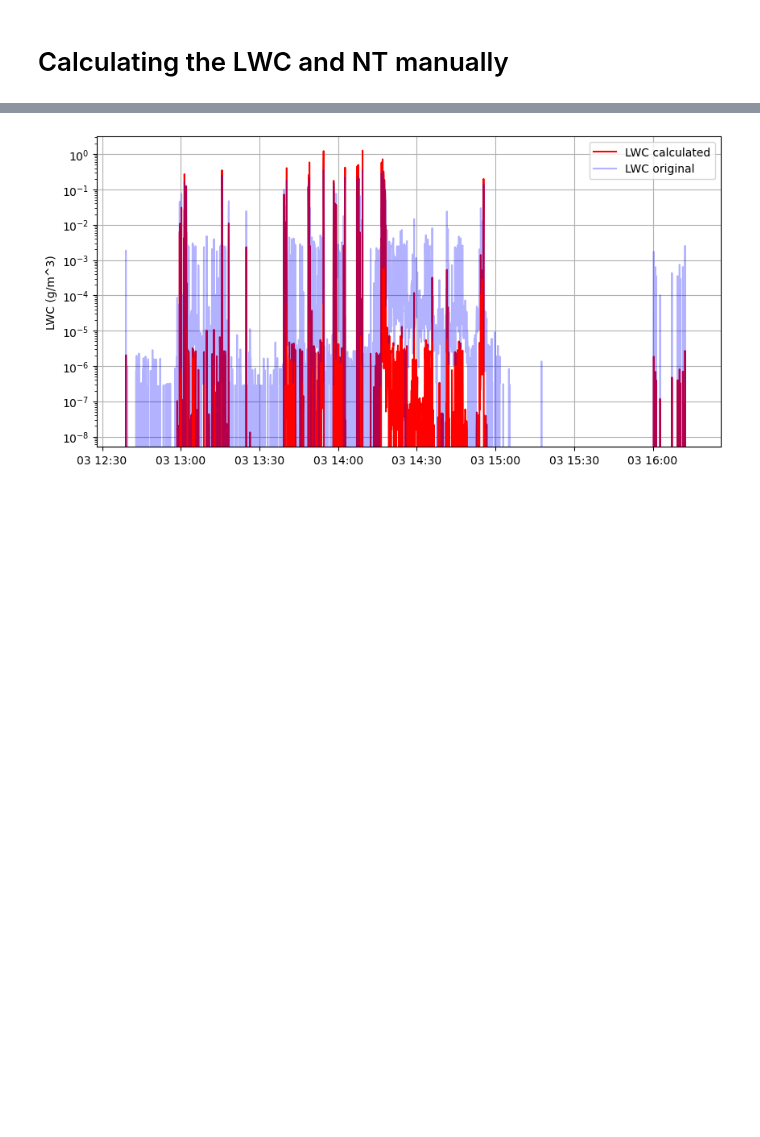
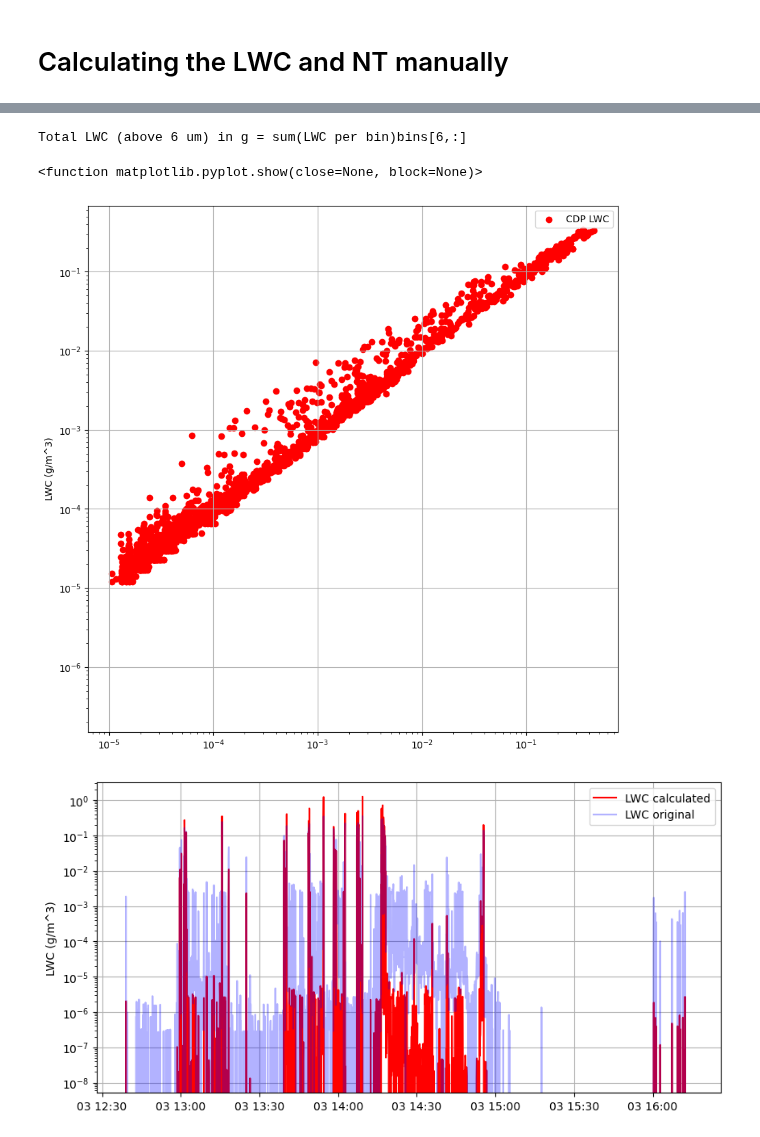
Before and after one commit to niellaNina/procIslasMicrophy, a Jupyter notebook: notebooks/Updated_NC_to_Joint_NC.ipynb, the cells around one changed output, grey strips where cells are left out. Drawn from its saved outputs; the diff is of its cells as text; code cells hidden in the pictures; blank space fills up the shorter version.

```diff
--- a/notebooks/Updated_NC_to_Joint_NC.ipynb
+++ b/notebooks/Updated_NC_to_Joint_NC.ipynb
@@ -254,3 +368,39 @@ Data variables: (12/81)
+# %%
+
+# calculate the LWC per time for bins higher than 6 mum
+# multiply by 1000 to get g/m3
+ds['LWC calc']= 1000*ds['LWC per bin calc'][:,6:].sum(dim='CDP_Bin')
+
+ds = set_attrs(ds, 'LWC calc',name = 'LWC',unit= 'g/m3',
+            description= 'Total Liquid Water Content for particles larger than 6 micrometers',
+            par_var= ['LWC per bin calc'],#par_file= cdp_file[0].split('/')[-1],
+            instrument="CDP")
+
+print(f'Total LWC (above 6 um) in g = sum(LWC per bin)bins[6,:]')
+
+
+
+# --- Set up figure
+fig, ax = plt.subplots(1,1,figsize=(10,10))
+
+#ax[0].scatter(ds['time'], ds['LWC calc'], c ='r', label='CDP LWC calc') #changed form LWC calc
+#ax[0].set_ylabel(f'LWC ({ds['LWC calc'].attrs['unit']})') #changed from LWC calc
+#ax[0].legend()
+#ax[0].grid(True)
+
+ax.scatter(ds['LWC calc'], ds['LWC'], c ='r', label='CDP LWC') #changed form LWC calc
+ax.set_ylabel(f'LWC ({ds['LWC'].attrs['unit']})') #changed from LWC calc
+ax.legend()
+ax.grid(True)
+
+ax.set_yscale('log')
+ax.set_xscale('log')
+
+plt.show
+# %% [output]
+Total LWC (above 6 um) in g = sum(LWC per bin)bins[6,:]
+<function matplotlib.pyplot.show(close=None, block=None)>
+[figure, added]
 # %%
 
 # plot LWC and NC differences vs tas and pas differences
```
Also changed, not shown: parts of 11 cells of this notebook, 2 other files.
